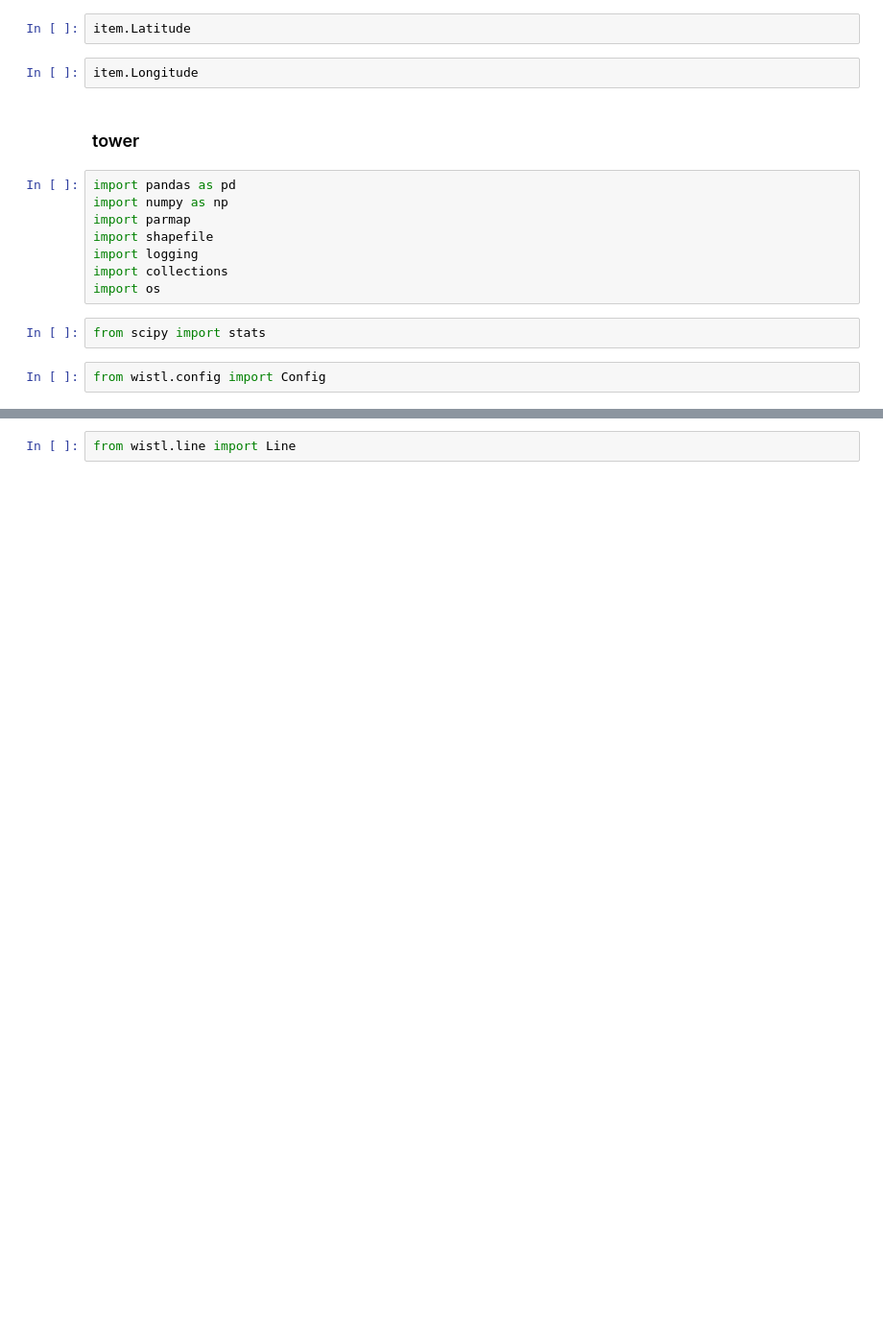
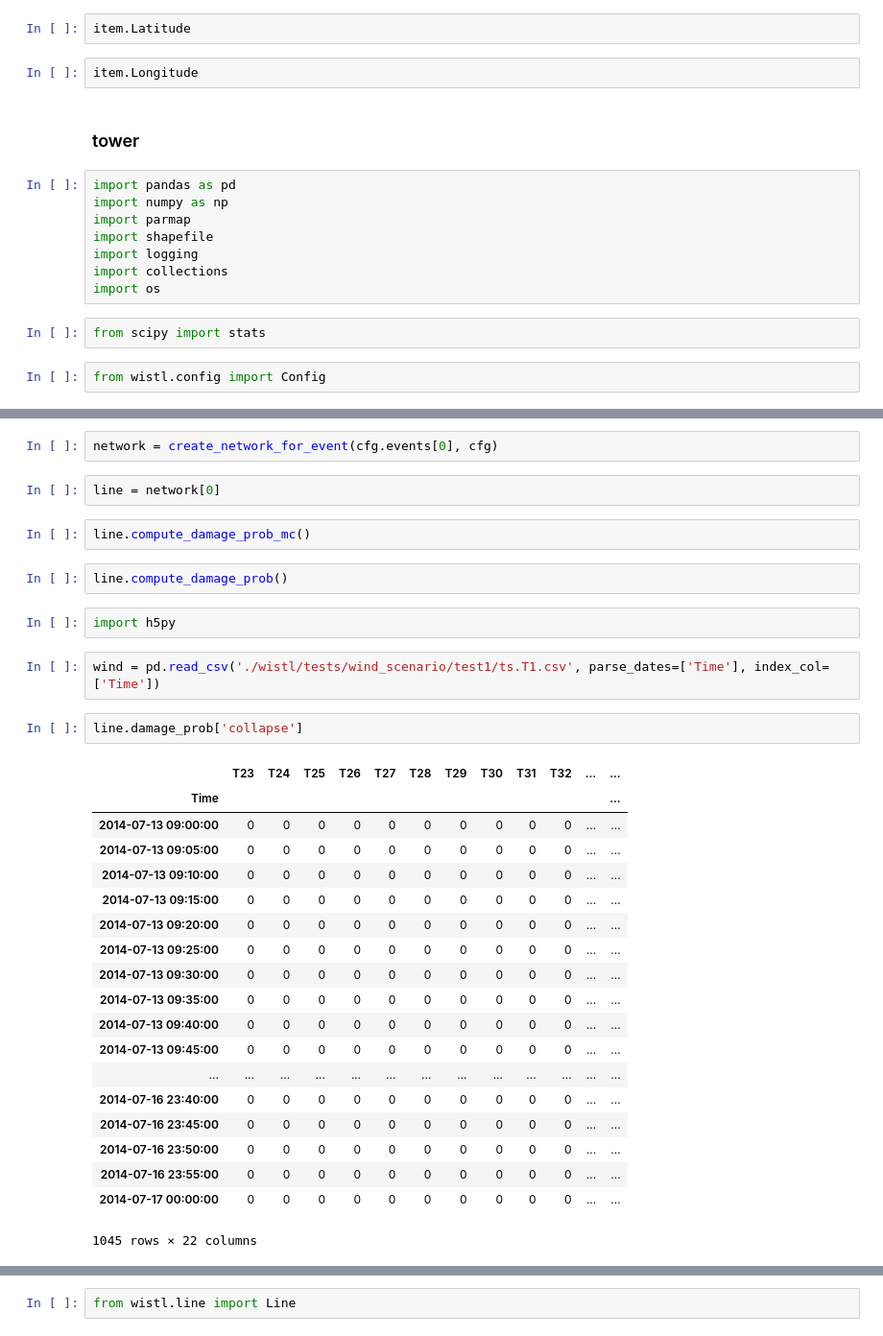
Before and after one commit to GeoscienceAustralia/wistl, a Jupyter notebook: Untitled.ipynb, the cells around one changed output, grey strips where cells are left out. Shown: that part at 96% size. Drawn from its saved outputs; the diff is of its cells as text; blank space fills up the shorter version.

```diff
--- a/Untitled.ipynb
+++ b/Untitled.ipynb
@@ -115,0 +120,34 @@ from wistl.config import Config
+# %%
+network = create_network_for_event(cfg.events[0], cfg)
+# %%
+line = network[0]
+# %%
+line.compute_damage_prob_mc()
+# %%
+line.compute_damage_prob()
+# %%
+import h5py
+# %%
+wind = pd.read_csv('./wistl/tests/wind_scenario/test1/ts.T1.csv', parse_dates=['Time'], index_col=['Time'])
+# %%
+line.damage_prob['collapse']
+# %% [output]
+|  | T23 | T24 | T25 | T26 | T27 | T28 | T29 | T30 | T31 | T32 | ... | ... |
+| Time |  |  |  |  |  |  |  |  |  |  |  | ... |
+| 2014-07-13 09:00:00 | 0 | 0 | 0 | 0 | 0 | 0 | 0 | 0 | 0 | 0 | ... | ... |
+| 2014-07-13 09:05:00 | 0 | 0 | 0 | 0 | 0 | 0 | 0 | 0 | 0 | 0 | ... | ... |
+| 2014-07-13 09:10:00 | 0 | 0 | 0 | 0 | 0 | 0 | 0 | 0 | 0 | 0 | ... | ... |
+| 2014-07-13 09:15:00 | 0 | 0 | 0 | 0 | 0 | 0 | 0 | 0 | 0 | 0 | ... | ... |
+| 2014-07-13 09:20:00 | 0 | 0 | 0 | 0 | 0 | 0 | 0 | 0 | 0 | 0 | ... | ... |
+| 2014-07-13 09:25:00 | 0 | 0 | 0 | 0 | 0 | 0 | 0 | 0 | 0 | 0 | ... | ... |
+| 2014-07-13 09:30:00 | 0 | 0 | 0 | 0 | 0 | 0 | 0 | 0 | 0 | 0 | ... | ... |
+| 2014-07-13 09:35:00 | 0 | 0 | 0 | 0 | 0 | 0 | 0 | 0 | 0 | 0 | ... | ... |
+| 2014-07-13 09:40:00 | 0 | 0 | 0 | 0 | 0 | 0 | 0 | 0 | 0 | 0 | ... | ... |
+| 2014-07-13 09:45:00 | 0 | 0 | 0 | 0 | 0 | 0 | 0 | 0 | 0 | 0 | ... | ... |
+| ... | ... | ... | ... | ... | ... | ... | ... | ... | ... | ... | ... | ... |
+| 2014-07-16 23:40:00 | 0 | 0 | 0 | 0 | 0 | 0 | 0 | 0 | 0 | 0 | ... | ... |
+| 2014-07-16 23:45:00 | 0 | 0 | 0 | 0 | 0 | 0 | 0 | 0 | 0 | 0 | ... | ... |
+| 2014-07-16 23:50:00 | 0 | 0 | 0 | 0 | 0 | 0 | 0 | 0 | 0 | 0 | ... | ... |
+| 2014-07-16 23:55:00 | 0 | 0 | 0 | 0 | 0 | 0 | 0 | 0 | 0 | 0 | ... | ... |
+| 2014-07-17 00:00:00 | 0 | 0 | 0 | 0 | 0 | 0 | 0 | 0 | 0 | 0 | ... | ... |
+1045 rows × 22 columns
```
Also changed, not shown: parts of 39 cells of this notebook, 7 other files.
